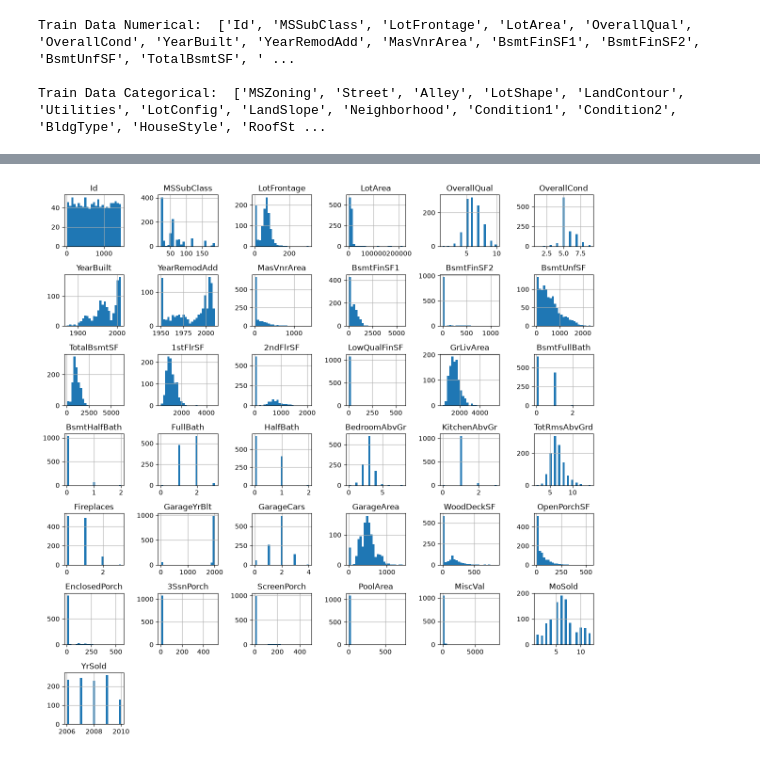
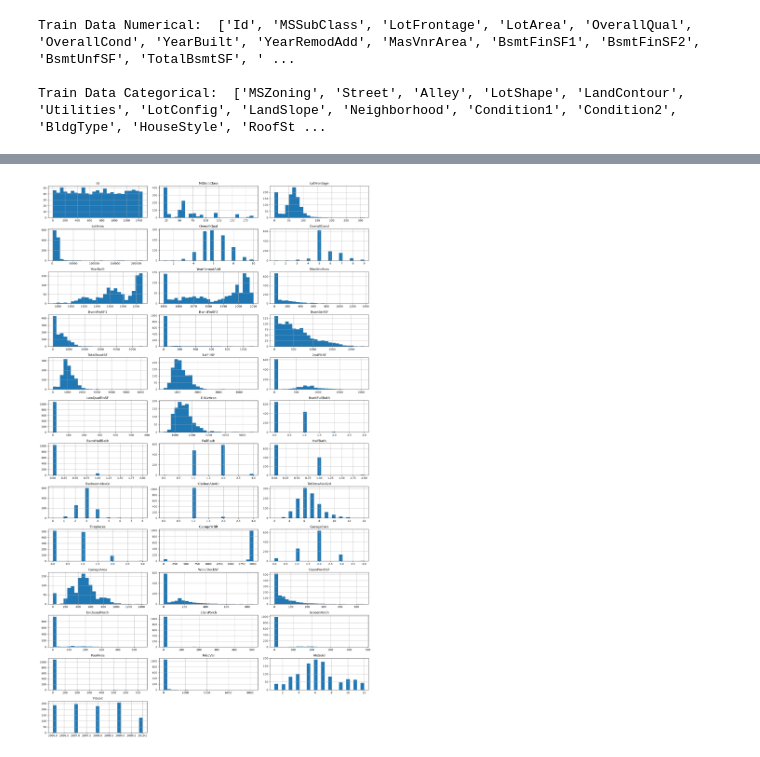
Before and after one commit to Dev-Flurssy/ml-projects, a Jupyter notebook: Notebooks/Practice2.ipynb, the cells around one changed output, grey strips where cells are left out. Cells and saved outputs as stored; diff of their text form; code cells hidden in the pictures.

Commit message:
EDA on Train Data

```diff
--- a/Notebooks/Practice2.ipynb
+++ b/Notebooks/Practice2.ipynb
@@ -335,6 +368,11 @@ Train Data Categorical:  ['MSZoning', 'Street', 'Alley', 'LotShape', 'LandContou
 # %%
-X_train[X_train_num].hist(bins=25, figsize=(12, 12))
+X_train[X_train_num].hist(
+    bins=25,
+    figsize=(18, 30),
+    layout=(len(X_train_num)//3 + 1, 3)
+)
+
 plt.tight_layout()
 plt.show()
 # %% [output]
-[figure, old version]
+[figure, new version]
```
Also changed, not shown: parts of 12 cells of this notebook.
